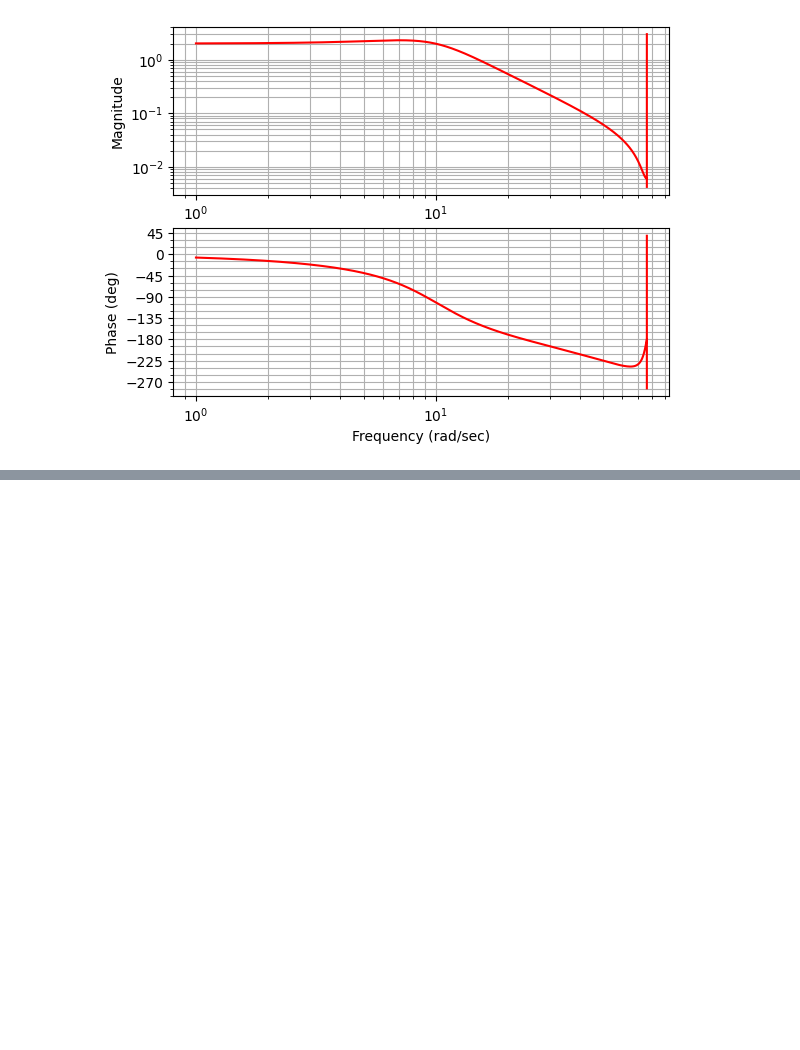
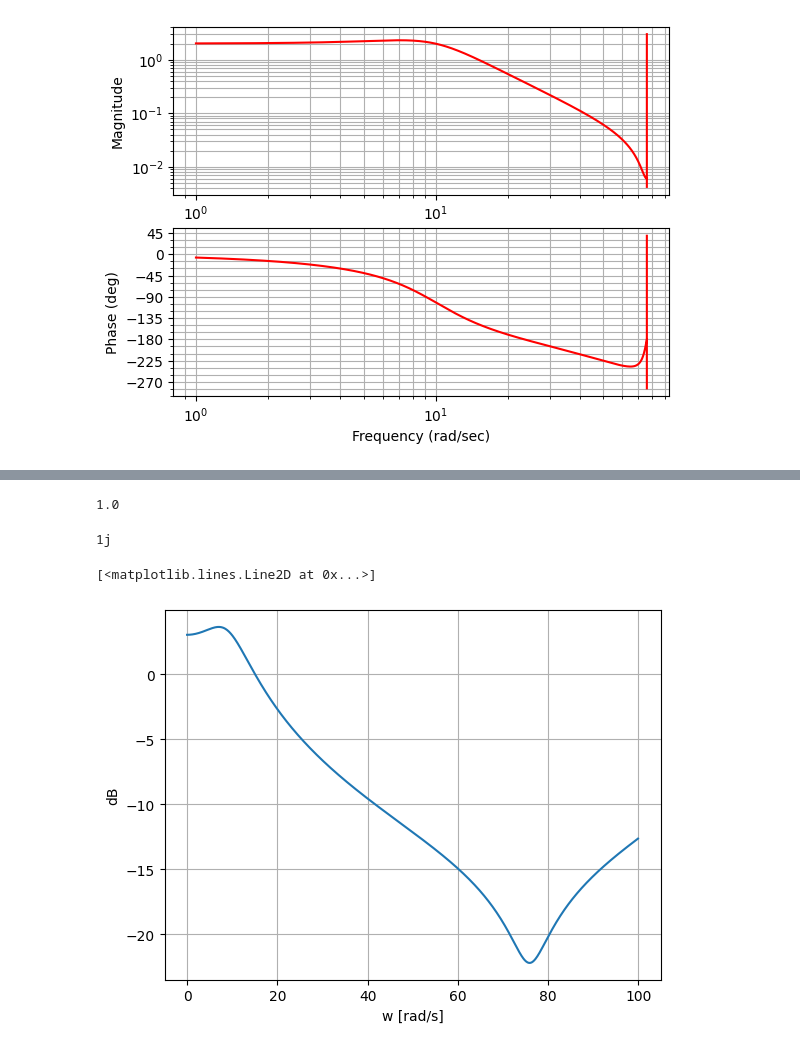
Before and after one commit to JoaoYukio/PCO119, a Jupyter notebook: Atividade 3/Atividade3.ipynb, the cells around one changed output, grey strips where cells are left out. Cells and saved outputs as stored; diff of their text form; code cells hidden in the pictures; blank space fills up the shorter version.

```diff
--- a/Atividade 3/Atividade3.ipynb
+++ b/Atividade 3/Atividade3.ipynb
@@ -67,3 +91,7 @@ plt.plot(youtz, T2, color = 'red')
+# %%
+w[10]
+# %% [output]
+1.0
 # %%
 # z = e^(Ts) = e^(Tjw)
 # G(w) = 0.148e^(j0.0414w)+0.1288 / (e^(j0.0414w))^2 - 1.523e^(j0.0414w) +0.661
@@ -69,0 +100,21 @@ plt.plot(youtz, T2, color = 'red')
+# %%
+j = complex(0, 1)
+j
+# %% [output]
+1j
+# %%
+w = np.arange(0, 100, 0.1)
+out = []
+for i in w:
+    G = (0.148*cmath.exp((0.0414*i)*j)+0.1288 )/ (((cmath.exp((0.0414*i)*j))**2 - 1.523*cmath.exp((0.0414*i)*j) +0.661))
+    out.append(10*cmath.log10(abs(G)))#convert to db
+# %%
+plt.grid()
+plt.xlabel("w [rad/s]")
+plt.ylabel("dB")
+#plt.yscale('log')
+#plt.xscale('log')
+plt.plot(w, out)
+# %% [output]
+[<matplotlib.lines.Line2D at 0x...>]
+[figure, added]
```
Also changed, not shown: parts of 13 cells of this notebook.
